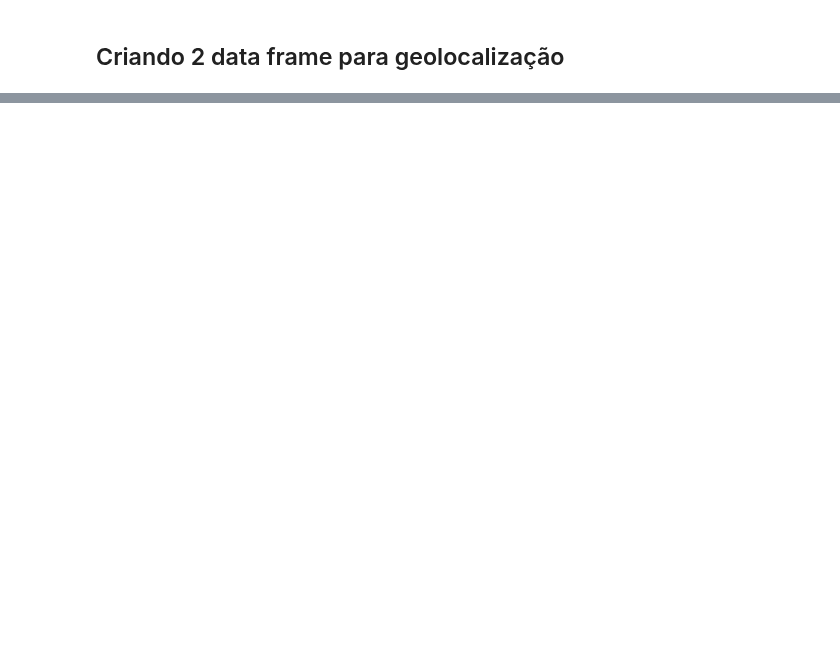
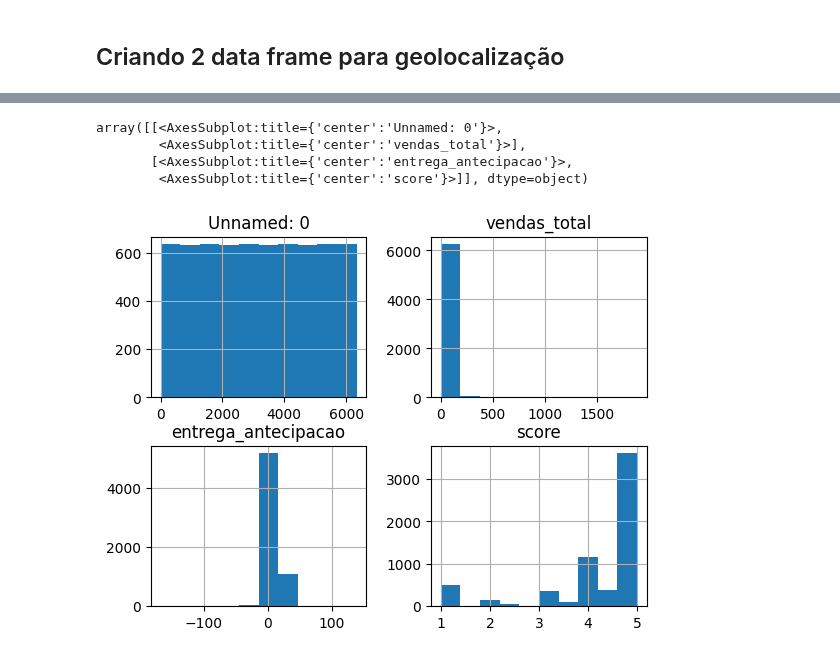
Before and after one commit to claudiagarcia0204/Projeto-Final---Olist, a Jupyter notebook: Limpeza Claudia.ipynb, the cells around one changed output, grey strips where cells are left out. Saved outputs shown, nothing was run; the diff lists cells and outputs as text; code cells hidden in the pictures; blank space fills up the shorter version.

```diff
--- a/Limpeza Claudia.ipynb
+++ b/Limpeza Claudia.ipynb
@@ -820,0 +577,8 @@ df6['product_category_name'].replace(['Ideal','Premium','Good','Very Good','Fair
+# %%
+categ_vendedor.hist()
+# %% [output]
+array([[<AxesSubplot:title={'center':'Unnamed: 0'}>,
+        <AxesSubplot:title={'center':'vendas_total'}>],
+       [<AxesSubplot:title={'center':'entrega_antecipacao'}>,
+        <AxesSubplot:title={'center':'score'}>]], dtype=object)
+[figure, added]
```
Also changed, not shown: parts of 83 cells of this notebook, 6 other files.
